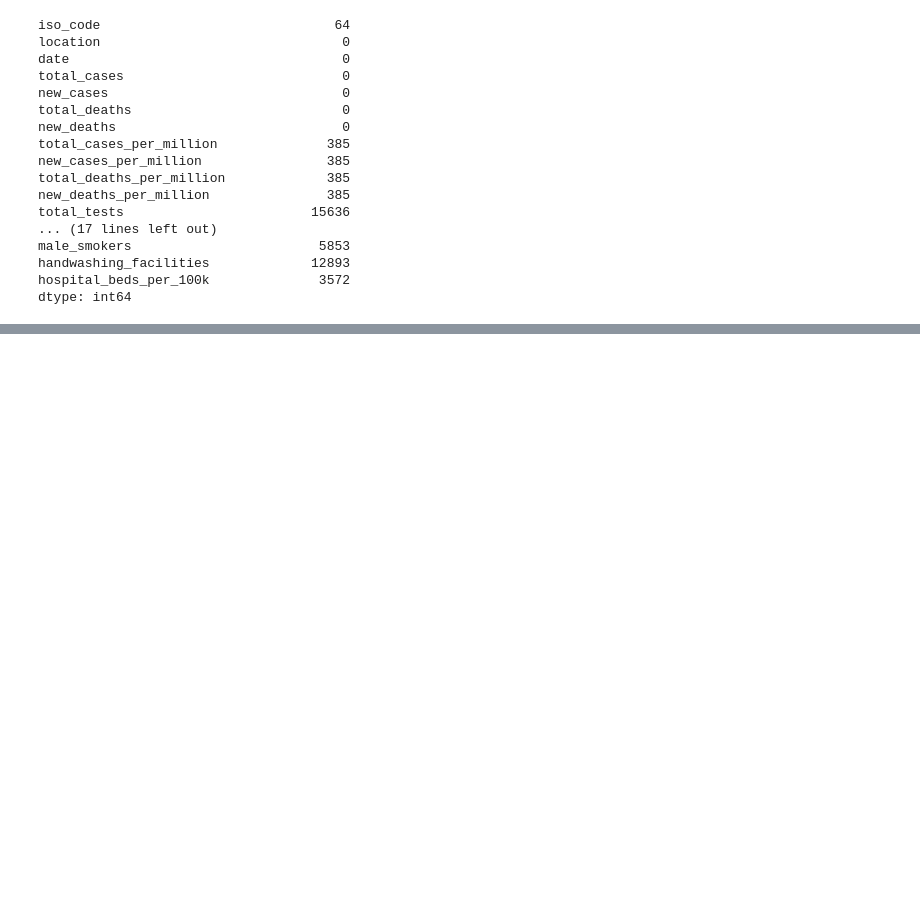
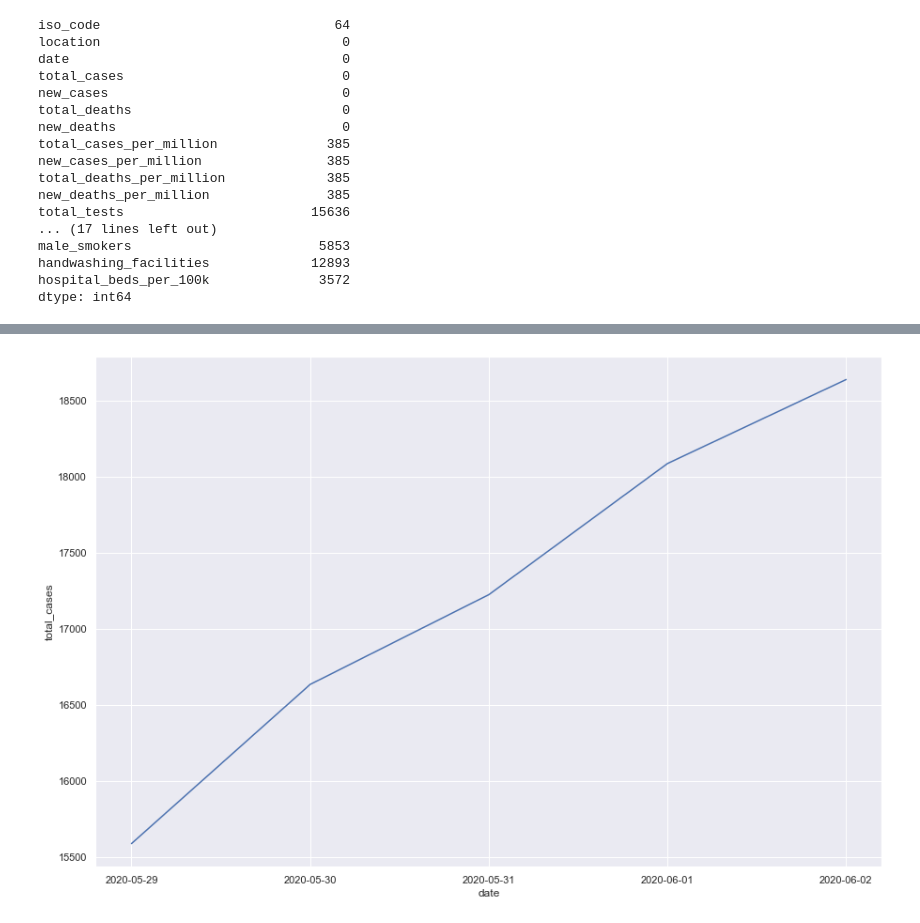
Before and after one commit to AxelAlba/Covid-19-Prediction, a Jupyter notebook: covid.ipynb, the cells around one changed output, grey strips where cells are left out. Drawn from its saved outputs; the diff is of its cells as text; code cells hidden in the pictures; blank space fills up the shorter version.

```diff
--- a/covid.ipynb
+++ b/covid.ipynb
@@ -106,0 +144,4 @@ dtype: int64
+# %%
+#A dataframe for the last 5 days from the Philippines
+ph_last_5 = ph_case.tail(n=5)
+ph_last_5
@@ -106,0 +156,6 @@ dtype: int64
+# %%
+#A visualization on the last 5 cases of the Philippines
+sns.lineplot(x= 'date', y = 'total_cases', data = ph_last_5)
+plt.show()
+# %% [output]
+[figure, added]
```
Also changed, not shown: parts of 15 cells of this notebook.
